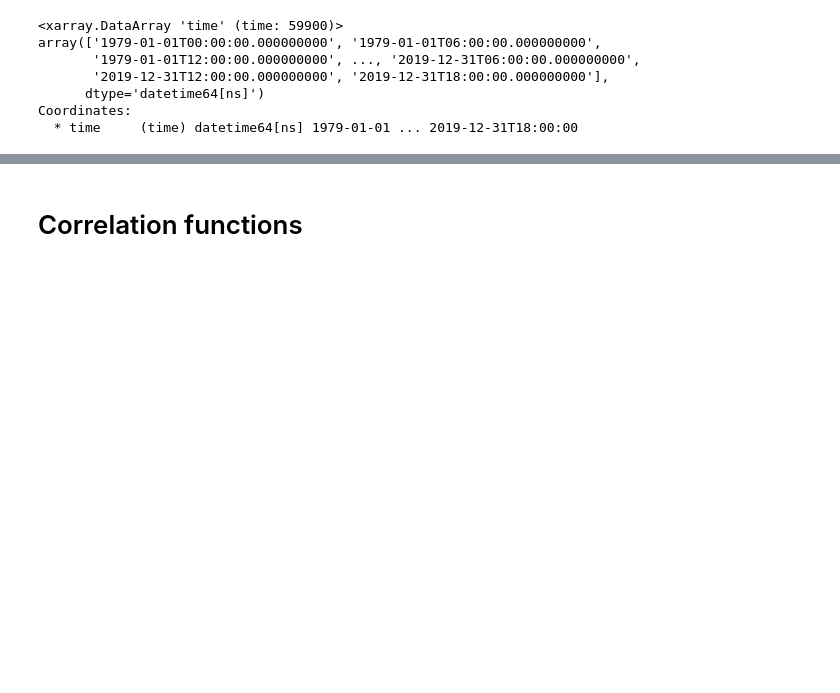
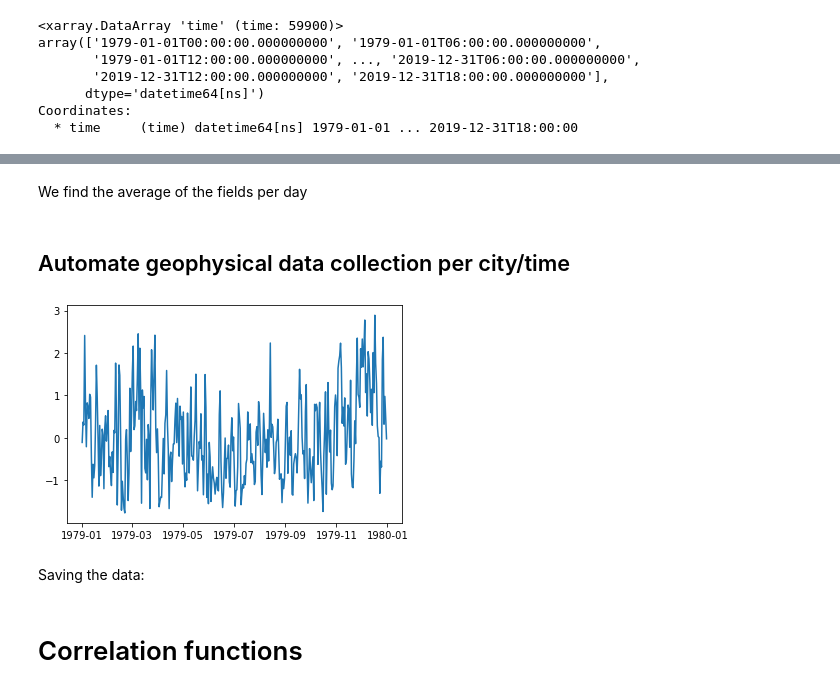
Before and after one commit to MariosNT/ML_Extreme_Climate_Events, a Jupyter notebook: Data/Data/rainfall_data_check.ipynb, the cells around one changed output, grey strips where cells are left out. Saved outputs shown, nothing was run; the diff lists cells and outputs as text; code cells hidden in the pictures; blank space fills up the shorter version.

```diff
--- a/Data/Data/rainfall_data_check.ipynb
+++ b/Data/Data/rainfall_data_check.ipynb
@@ -422,0 +525,2 @@ mf_time_slice = model_fields.sel(time=slice("2000-01-01", "2000-12-31"))
+# %%
+mf_time_slice = mf_time_slice.sel(latitude=latitude[key_lat_Card], longitude=longitude[key_long_Card])
@@ -422,0 +543,18 @@ mf_time_slice = model_fields.sel(time=slice("2000-01-01", "2000-12-31"))
+# %%
+geopotential = mf_time_slice["geopotential"].values
+y_wind = mf_time_slice["y_wind"].values
+x_wind = mf_time_slice["x_wind"].values
+water_vapour = mf_time_slice["unknown_local_param_137_128"].values
+humidity = mf_time_slice["unknown_local_param_133_128"].values
+air_temperature = mf_time_slice["air_temperature"].values
+# %% [markdown]
+We find the average of the fields per day
+# %%
+geopotential_timeseries = np.average(geopotential.reshape((365,4)), axis=1)
+y_wind_timeseries = np.average(y_wind.reshape((365,4)), axis=1)
+x_wind_timeseries = np.average(x_wind.reshape((365,4)), axis=1)
+water_vapour_timeseries = np.average(water_vapour.reshape((365,4)), axis=1)
+humidity_timeseries = np.average(humidity.reshape((365,4)), axis=1)
+air_temperature_timeseries = np.average(air_temperature.reshape((365,4)), axis=1)
+# %% [markdown]
+## Automate geophysical data collection per city/time
@@ -422,0 +618,9 @@ mf_time_slice = model_fields.sel(time=slice("2000-01-01", "2000-12-31"))
+# %%
+X_Cardiff, time_period = geophysical_city_time("Cardiff", longitude, latitude, 1979, 1979)
+# %%
+plt.plot(time_period, X_Cardiff[:,4])
+plt.show()
+# %% [output]
+[figure, added]
+# %% [markdown]
+Saving the data:
```
Also changed, not shown: parts of 49 cells of this notebook.
